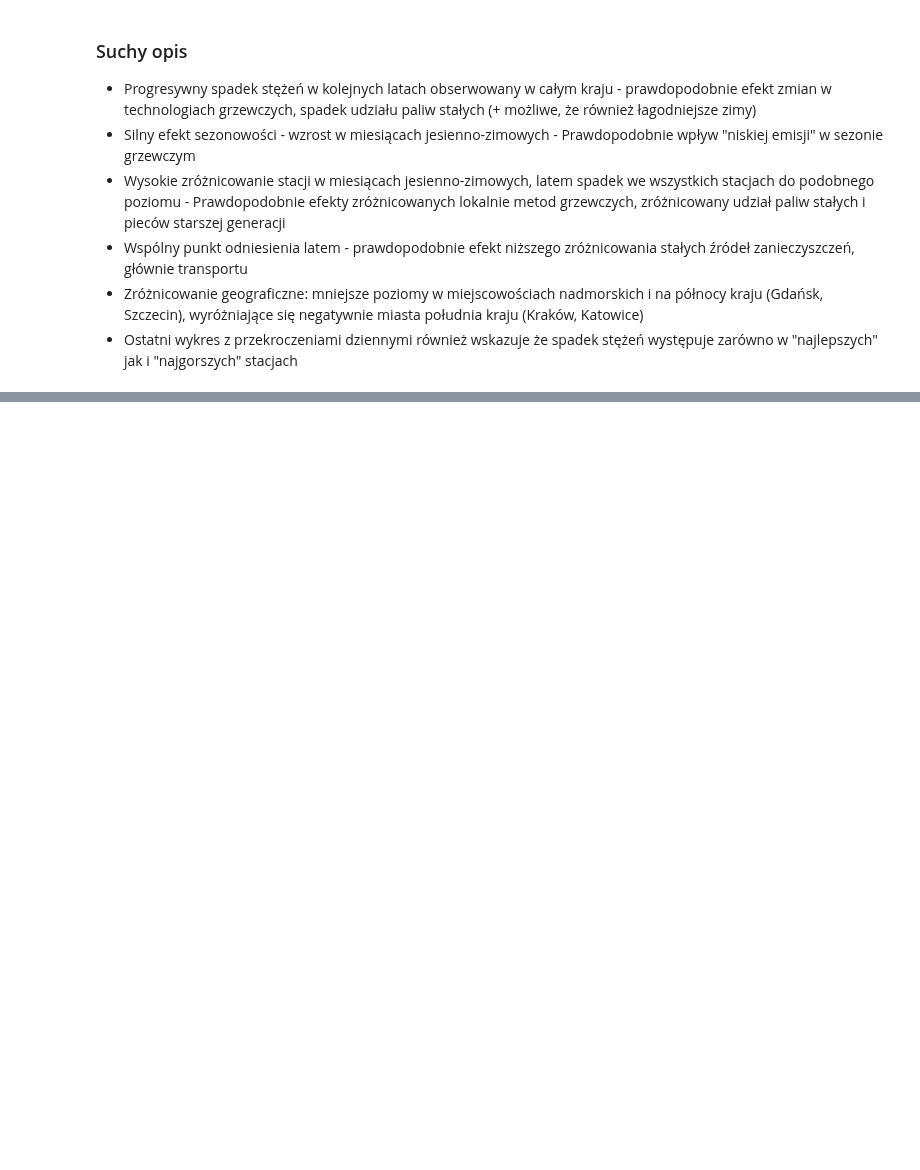
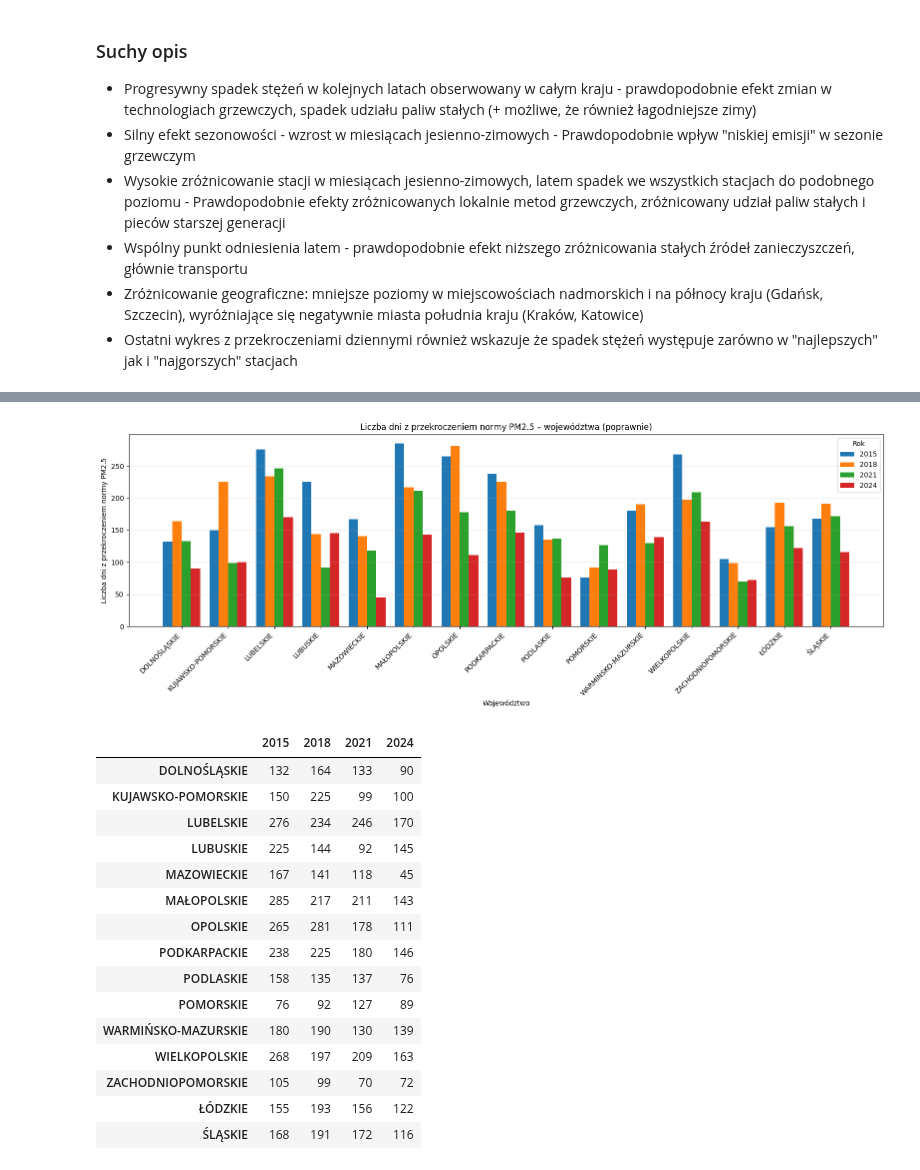
Before and after one commit to vardwyn/ZTP_projekt3, a Jupyter notebook: analiza.ipynb, the cells around one changed output, grey strips where cells are left out. Saved outputs shown, nothing was run; the diff lists cells and outputs as text; code cells hidden in the pictures; blank space fills up the shorter version.

```diff
--- a/analiza.ipynb
+++ b/analiza.ipynb
@@ -340,0 +635,43 @@ Dodatkowo, sytuacja jest różna w różnych badanych regionach. Wynika to prawd
+# %%
+metadata_combined = pd.read_csv("cleaned_data/pd1_dataset_metadata.csv.xz")
+data_combined = pd.read_csv("cleaned_data/pd1_dataset_data.csv.xz",index_col=0)
+# DONE FORK: change format of index to datetime
+data_combined.index = pd.to_datetime(data_combined.index, format='mixed')
+
+# DONE FORK: apply format to df because of not being numeric, pandas aggregation functions does not work
+mask_2018 = data_combined.index.year == 2018
+
+data_combined.loc[mask_2018] = (
+    data_combined.loc[mask_2018]
+    .replace(",", ".", regex=True)
+    .apply(pd.to_numeric, errors="coerce")
+)
+data_combined = data_combined.apply(pd.to_numeric, errors="coerce")
+# %%
+# Zadanie 5
+from visualizations import plot_pm25_days_over_by_voivodeship_years
+
+plot_pm25_days_over_by_voivodeship_years(
+    meas_df=data_combined,
+    metadata_df=metadata_combined,
+    years=[2015, 2018, 2021, 2024],
+    threshold=15
+)
+# %% [output]
+[figure, added]
+|  | 2015 | 2018 | 2021 | 2024 |
+| DOLNOŚLĄSKIE | 132 | 164 | 133 | 90 |
+| KUJAWSKO-POMORSKIE | 150 | 225 | 99 | 100 |
+| LUBELSKIE | 276 | 234 | 246 | 170 |
+| LUBUSKIE | 225 | 144 | 92 | 145 |
+| MAZOWIECKIE | 167 | 141 | 118 | 45 |
+| MAŁOPOLSKIE | 285 | 217 | 211 | 143 |
+| OPOLSKIE | 265 | 281 | 178 | 111 |
+| PODKARPACKIE | 238 | 225 | 180 | 146 |
+| PODLASKIE | 158 | 135 | 137 | 76 |
+| POMORSKIE | 76 | 92 | 127 | 89 |
+| WARMIŃSKO-MAZURSKIE | 180 | 190 | 130 | 139 |
+| WIELKOPOLSKIE | 268 | 197 | 209 | 163 |
+| ZACHODNIOPOMORSKIE | 105 | 99 | 70 | 72 |
+| ŁÓDZKIE | 155 | 193 | 156 | 122 |
+| ŚLĄSKIE | 168 | 191 | 172 | 116 |
```
Also changed, not shown: parts of 34 cells of this notebook, 20 other files.
